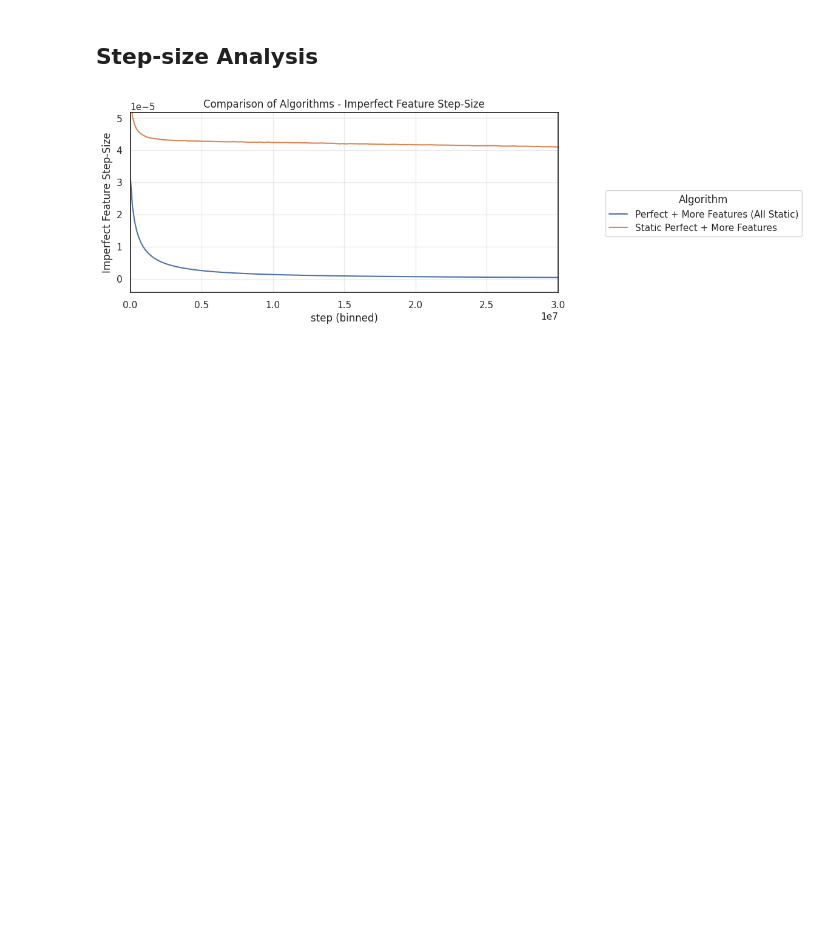
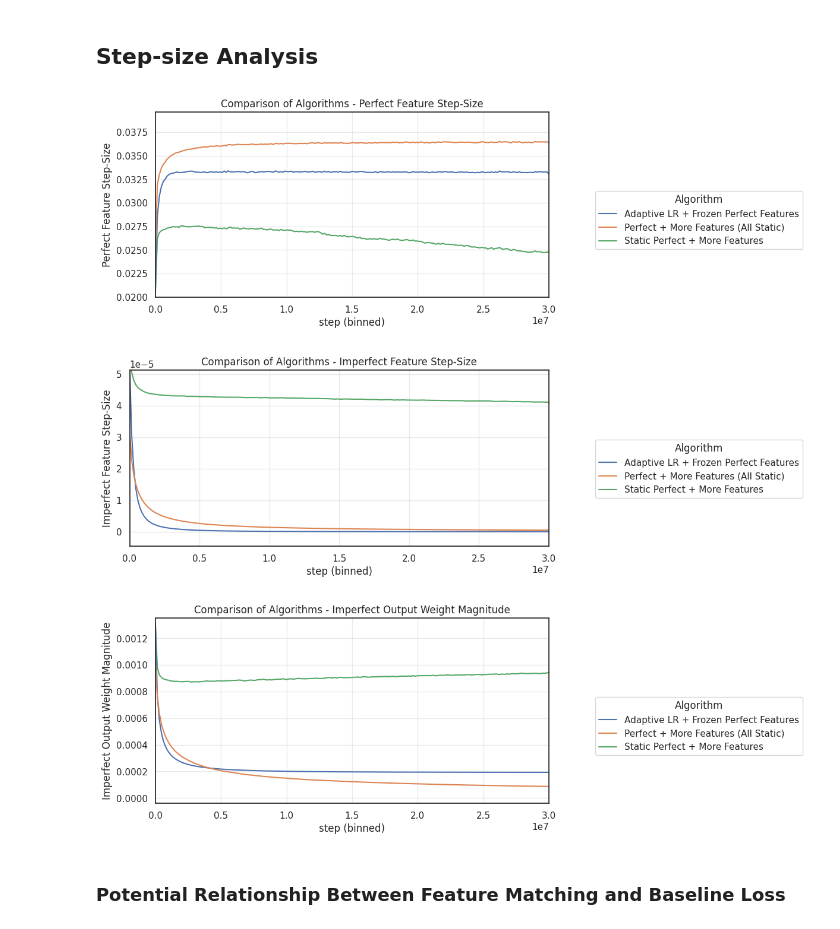
Before and after one commit to ejmejm/phd_research, a Jupyter notebook: phd/feature_search/analysis/paper_part_1_v1/ns_autostep_and_search_best.ipynb, the cells around one changed output. Drawn from its saved outputs; the diff is of its cells as text; code cells hidden in the pictures; blank space fills up the shorter version.

```diff
--- a/phd/feature_search/analysis/paper_part_1_v1/ns_autostep_and_search_best.ipynb
+++ b/phd/feature_search/analysis/paper_part_1_v1/ns_autostep_and_search_best.ipynb
@@ -203,38 +234,56 @@ plt.show()
 # %% [markdown]
 ## Step-size Analysis
 # %%
-plot_config_df = combined_config_df[combined_config_df['sweep_name'].isin(
-    ['static_features_with_perfect_features', 'fs_with_frozen_perfect_features'])]
+plot_config_df = full_combined_config_df[full_combined_config_df['sweep_name'].isin(
+    ['static_features_with_perfect_features', 'fs_with_frozen_perfect_features', 'adaptive_lr_frozen_perfect_features'])]
 valid_run_ids = plot_config_df['run_id'].unique()
-plot_run_df = combined_run_df[combined_run_df['run_id'].isin(valid_run_ids)]
+plot_run_df = full_combined_run_df[full_combined_run_df['run_id'].isin(valid_run_ids)]
 
-# plot_learning_curves(
-#     run_df = plot_run_df,
-#     config_df = plot_config_df,
-#     n_bins = 200,
-#     figsize = (8, 4),
-#     y_col = 'optimizer/perfect_mean_step_size',
-#     y_label = 'Perfect Feature Step-Size',
-#     hue_col = 'algo',
-#     legend_title = 'Algorithm',
-#     show_ci = True,
-# )
-# plt.title('Comparison of Algorithms - Perfect Feature Step-Size')
-# plt.show()
+plot_learning_curves(
+    run_df = plot_run_df,
+    config_df = plot_config_df,
+    n_bins = 200,
+    figsize = (8, 4),
+    y_col = 'optimizer/perfect_mean_step_size',
+    y_label = 'Perfect Feature Step-Size',
+    hue_col = 'algo',
+    legend_title = 'Algorithm',
+    show_ci = False,
+)
+plt.title('Comparison of Algorithms - Perfect Feature Step-Size')
+plt.show()
 
 plot_learning_curves(
     run_df = plot_run_df,
     config_df = plot_config_df,
     n_bins = 200,
     figsize = (8, 4),
     y_col = 'optimizer/imperfect_mean_step_size',
     y_label = 'Imperfect Feature Step-Size',
     hue_col = 'algo',
     legend_title = 'Algorithm',
     show_ci = False,
 )
 plt.title('Comparison of Algorithms - Imperfect Feature Step-Size')
 # plt.yscale('log')
 plt.show()
+
+plot_learning_curves(
+    run_df = plot_run_df,
+    config_df = plot_config_df,
+    n_bins = 200,
+    figsize = (8, 4),
+    y_col = 'model/imperfect_output_weight_l1',
+    y_label = 'Imperfect Output Weight Magnitude',
+    hue_col = 'algo',
+    legend_title = 'Algorithm',
+    show_ci = False,
+)
+plt.title('Comparison of Algorithms - Imperfect Output Weight Magnitude')
+plt.show()
 # %% [output]
-[figure, old version]
+[figure, new version]
+[figure, added]
+[figure, added]
+# %% [markdown]
+### Potential Relationship Between Feature Matching and Baseline Loss
```
Also changed, not shown: parts of 8 cells of this notebook, 3 other files.
